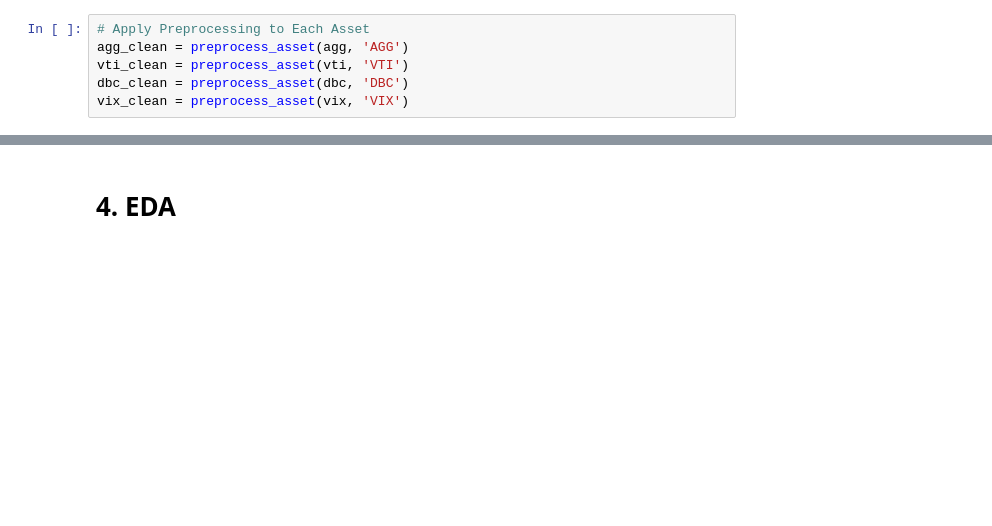
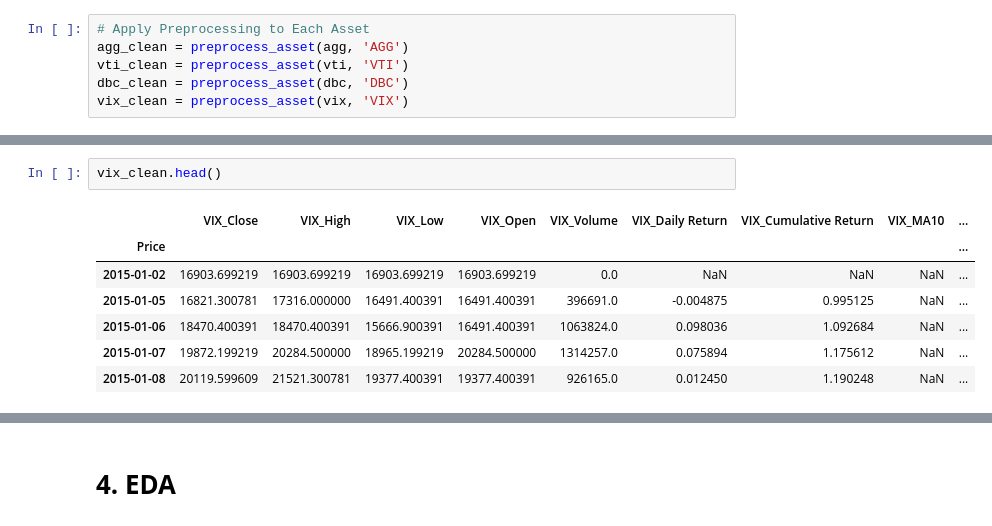
Before and after one commit to Saisha0512/Portfolio_Optimization_ML_DL, a Jupyter notebook: Portfolio_Optimization_ML_DL.ipynb, the cells around one changed output, grey strips where cells are left out. Drawn from its saved outputs; the diff is of its cells as text; blank space fills up the shorter version.

```diff
--- a/Portfolio_Optimization_ML_DL.ipynb
+++ b/Portfolio_Optimization_ML_DL.ipynb
@@ -128,0 +199,10 @@ vix_clean = preprocess_asset(vix, 'VIX')
+# %%
+vix_clean.head()
+# %% [output]
+|  | VIX_Close | VIX_High | VIX_Low | VIX_Open | VIX_Volume | VIX_Daily Return | VIX_Cumulative Return | VIX_MA10 | ... |
+| Price |  |  |  |  |  |  |  |  | ... |
+| 2015-01-02 | 16903.699219 | 16903.699219 | 16903.699219 | 16903.699219 | 0.0 | NaN | NaN | NaN | ... |
+| 2015-01-05 | 16821.300781 | 17316.000000 | 16491.400391 | 16491.400391 | 396691.0 | -0.004875 | 0.995125 | NaN | ... |
+| 2015-01-06 | 18470.400391 | 18470.400391 | 15666.900391 | 16491.400391 | 1063824.0 | 0.098036 | 1.092684 | NaN | ... |
+| 2015-01-07 | 19872.199219 | 20284.500000 | 18965.199219 | 20284.500000 | 1314257.0 | 0.075894 | 1.175612 | NaN | ... |
+| 2015-01-08 | 20119.599609 | 21521.300781 | 19377.400391 | 19377.400391 | 926165.0 | 0.012450 | 1.190248 | NaN | ... |
```
Also changed, not shown: parts of 13 cells of this notebook.
